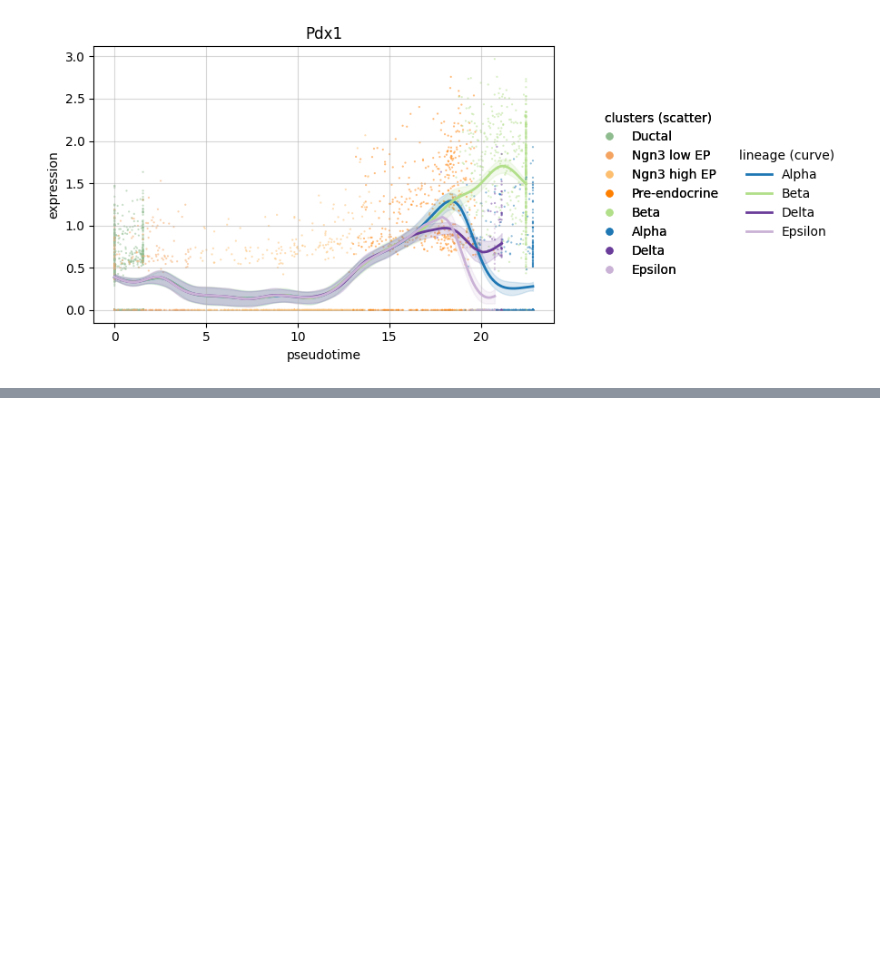
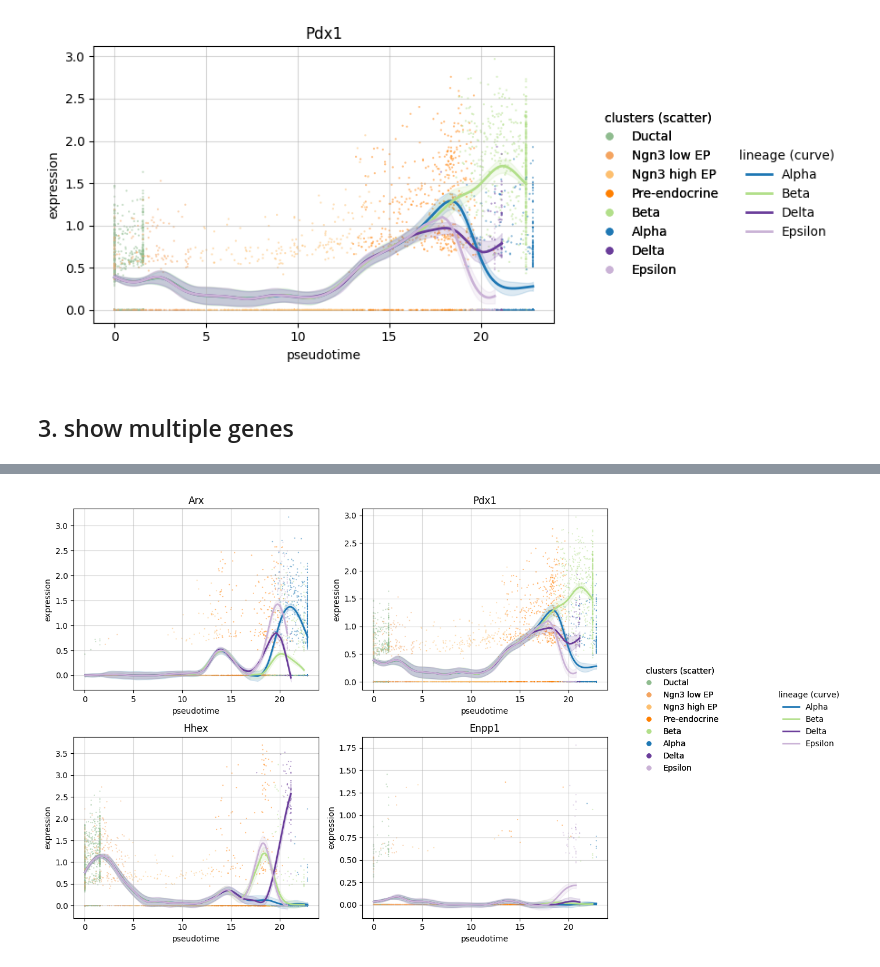
Before and after one commit to HuangDDU/cafe-release, a Jupyter notebook: notebook_dev/hzy/26.03.11-plot_gene_trends.ipynb, the cells around one changed output, grey strips where cells are left out. Drawn from its saved outputs; the diff is of its cells as text; code cells hidden in the pictures; blank space fills up the shorter version.

```diff
--- a/notebook_dev/hzy/26.03.11-plot_gene_trends.ipynb
+++ b/notebook_dev/hzy/26.03.11-plot_gene_trends.ipynb
@@ -52,3 +68,15 @@ WARNING  |- Both milestone_percentages and progressions are given, will only use
 [figure]
 WARNING  |- Both milestone_percentages and progressions are given, will only use progressions
 [figure]
+# %% [markdown]
+## 3. show multiple genes
+# %%
+cafe.plot.plot_gene_trends(
+    fadata,
+    genes=["Arx", "Pdx1", "Hhex", "Enpp1"],
+    curve_mode="pygam",
+    n_cols=2,
+    show_cell=True,
+    save=True
+)
+# %% [output]
@@ -54,0 +87 @@ WARNING  |- Both milestone_percentages and progressions are given, will only use
+[figure, added]
```
Also changed, not shown: parts of 8 cells of this notebook, 16 other files.
